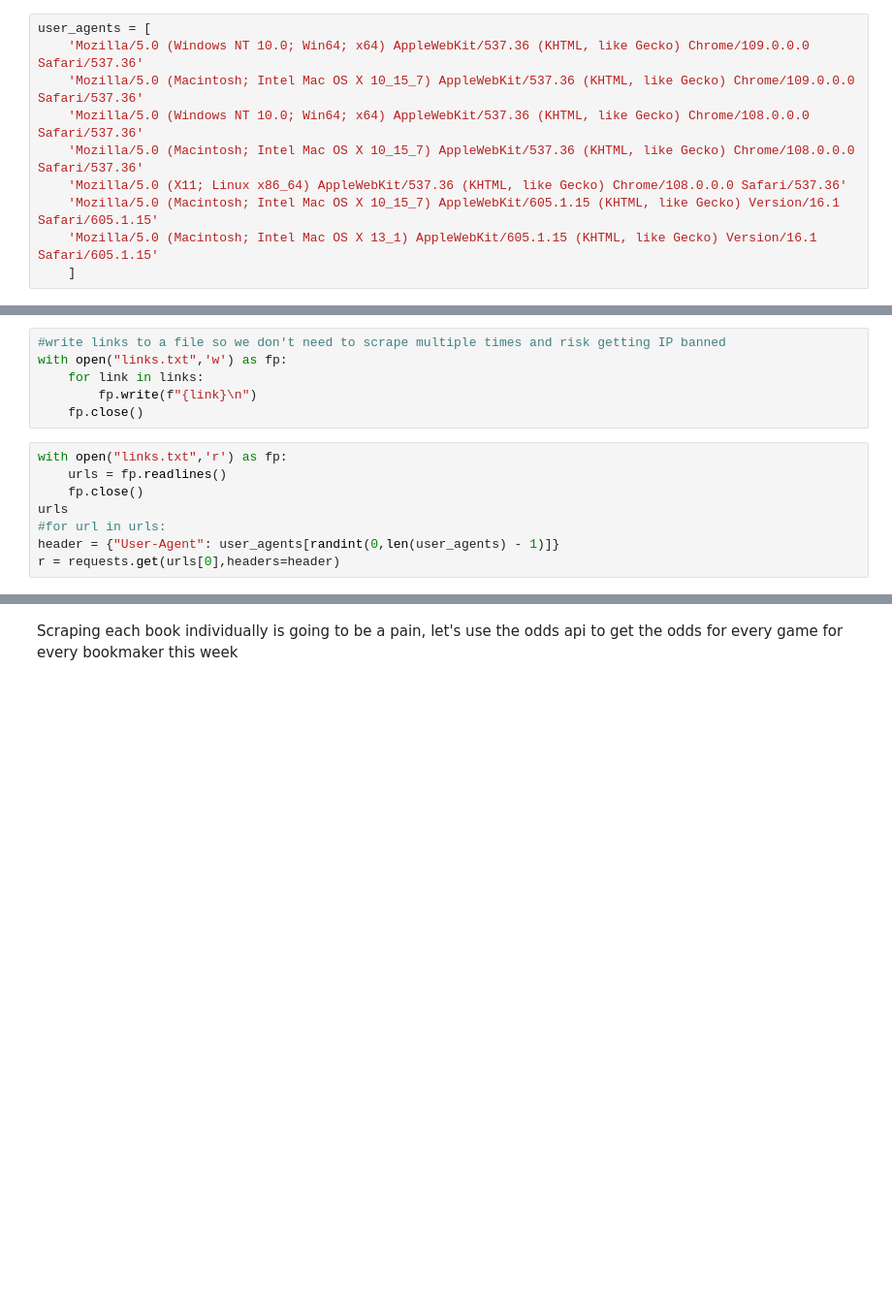
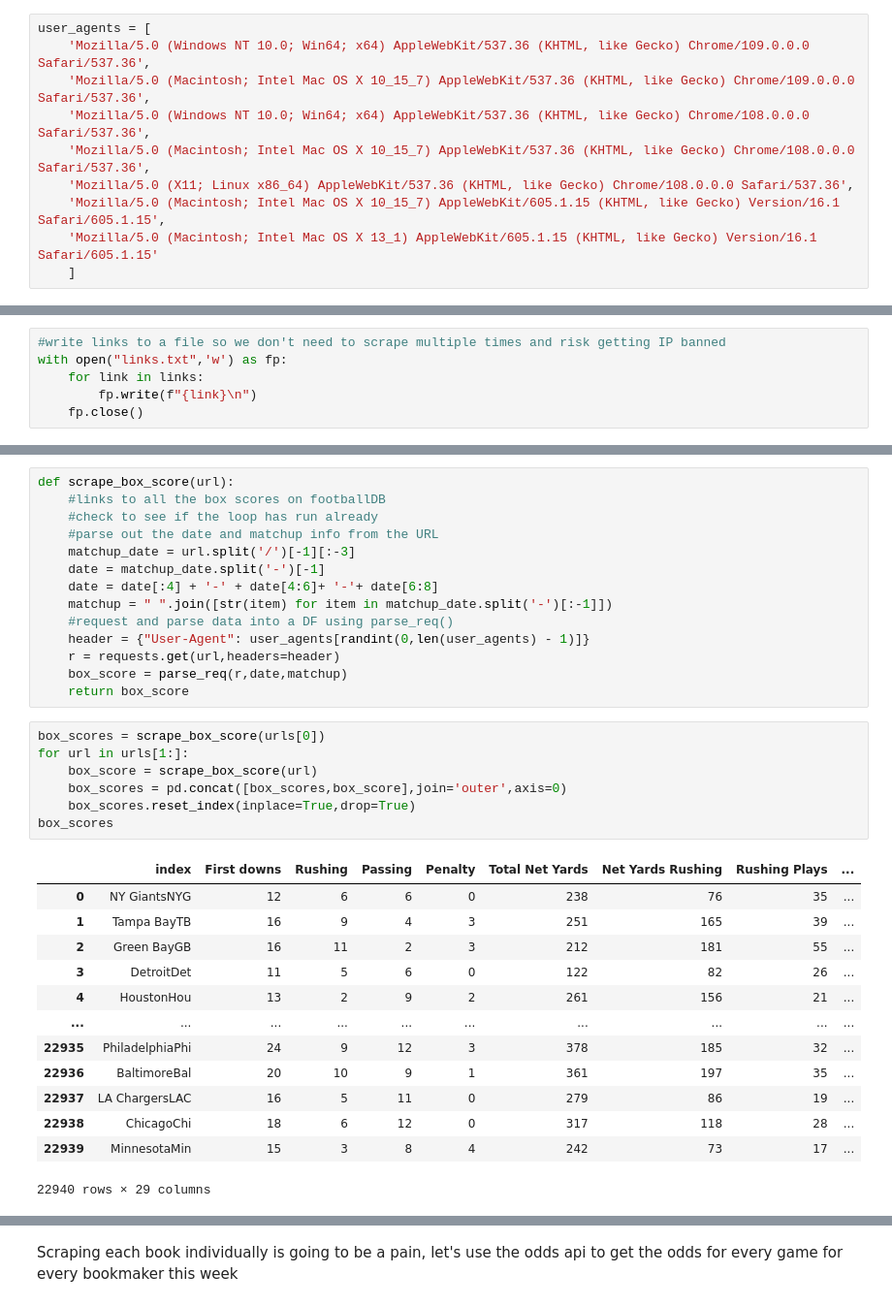
Before and after one commit to JonathanSears1/JonathanSears1.github.io, a Jupyter notebook: Beat-The-Books.ipynb, the cells around one changed output, grey strips where cells are left out. Shown at 97% size. Saved outputs shown, nothing was run; the diff lists cells and outputs as text; blank space fills up the shorter version.

Commit message:
finished cleaning box scores data frame

```diff
--- a/Beat-The-Books.ipynb
+++ b/Beat-The-Books.ipynb
@@ -214,12 +263,12 @@ games
 The boxscores from previous games could be useful information to have. Let's write a scraper to get every boxscore from 1978 to today from footballdb.com
 # %%
 user_agents = [
-    'Mozilla/5.0 (Windows NT 10.0; Win64; x64) AppleWebKit/537.36 (KHTML, like Gecko) Chrome/109.0.0.0 Safari/537.36'
-    'Mozilla/5.0 (Macintosh; Intel Mac OS X 10_15_7) AppleWebKit/537.36 (KHTML, like Gecko) Chrome/109.0.0.0 Safari/537.36'
-    'Mozilla/5.0 (Windows NT 10.0; Win64; x64) AppleWebKit/537.36 (KHTML, like Gecko) Chrome/108.0.0.0 Safari/537.36'
-    'Mozilla/5.0 (Macintosh; Intel Mac OS X 10_15_7) AppleWebKit/537.36 (KHTML, like Gecko) Chrome/108.0.0.0 Safari/537.36'
-    'Mozilla/5.0 (X11; Linux x86_64) AppleWebKit/537.36 (KHTML, like Gecko) Chrome/108.0.0.0 Safari/537.36'
-    'Mozilla/5.0 (Macintosh; Intel Mac OS X 10_15_7) AppleWebKit/605.1.15 (KHTML, like Gecko) Version/16.1 Safari/605.1.15'
+    'Mozilla/5.0 (Windows NT 10.0; Win64; x64) AppleWebKit/537.36 (KHTML, like Gecko) Chrome/109.0.0.0 Safari/537.36',
+    'Mozilla/5.0 (Macintosh; Intel Mac OS X 10_15_7) AppleWebKit/537.36 (KHTML, like Gecko) Chrome/109.0.0.0 Safari/537.36',
+    'Mozilla/5.0 (Windows NT 10.0; Win64; x64) AppleWebKit/537.36 (KHTML, like Gecko) Chrome/108.0.0.0 Safari/537.36',
+    'Mozilla/5.0 (Macintosh; Intel Mac OS X 10_15_7) AppleWebKit/537.36 (KHTML, like Gecko) Chrome/108.0.0.0 Safari/537.36',
+    'Mozilla/5.0 (X11; Linux x86_64) AppleWebKit/537.36 (KHTML, like Gecko) Chrome/108.0.0.0 Safari/537.36',
+    'Mozilla/5.0 (Macintosh; Intel Mac OS X 10_15_7) AppleWebKit/605.1.15 (KHTML, like Gecko) Version/16.1 Safari/605.1.15',
     'Mozilla/5.0 (Macintosh; Intel Mac OS X 13_1) AppleWebKit/605.1.15 (KHTML, like Gecko) Version/16.1 Safari/605.1.15'
     ]
 # %%
@@ -254,11 +303,3 @@ with open("links.txt",'w') as fp:
     for link in links:
         fp.write(f"{link}\n")
     fp.close()
-# %%
-with open("links.txt",'r') as fp:
-    urls = fp.readlines()
-    fp.close()
-urls
-#for url in urls:
-header = {"User-Agent": user_agents[randint(0,len(user_agents) - 1)]}
-r = requests.get(urls[0],headers=header)
@@ -310,0 +362,35 @@ Index(['First downs', 'Rushing', 'Passing', 'Penalty', 'Total Net Yards',
+# %%
+def scrape_box_score(url):
+    #links to all the box scores on footballDB
+    #check to see if the loop has run already
+    #parse out the date and matchup info from the URL
+    matchup_date = url.split('/')[-1][:-3]
+    date = matchup_date.split('-')[-1]
+    date = date[:4] + '-' + date[4:6]+ '-'+ date[6:8]
+    matchup = " ".join([str(item) for item in matchup_date.split('-')[:-1]])
+    #request and parse data into a DF using parse_req()
+    header = {"User-Agent": user_agents[randint(0,len(user_agents) - 1)]}
+    r = requests.get(url,headers=header)
+    box_score = parse_req(r,date,matchup)
+    return box_score
+# %%
+box_scores = scrape_box_score(urls[0])
+for url in urls[1:]:
+    box_score = scrape_box_score(url)
+    box_scores = pd.concat([box_scores,box_score],join='outer',axis=0)
+    box_scores.reset_index(inplace=True,drop=True)
+box_scores
+# %% [output]
+|  | index | First downs | Rushing | Passing | Penalty | Total Net Yards | Net Yards Rushing | Rushing Plays | ... |
+| 0 | NY GiantsNYG | 12 | 6 | 6 | 0 | 238 | 76 | 35 | ... |
+| 1 | Tampa BayTB | 16 | 9 | 4 | 3 | 251 | 165 | 39 | ... |
+| 2 | Green BayGB | 16 | 11 | 2 | 3 | 212 | 181 | 55 | ... |
+| 3 | DetroitDet | 11 | 5 | 6 | 0 | 122 | 82 | 26 | ... |
+| 4 | HoustonHou | 13 | 2 | 9 | 2 | 261 | 156 | 21 | ... |
+| ... | ... | ... | ... | ... | ... | ... | ... | ... | ... |
+| 22935 | PhiladelphiaPhi | 24 | 9 | 12 | 3 | 378 | 185 | 32 | ... |
+| 22936 | BaltimoreBal | 20 | 10 | 9 | 1 | 361 | 197 | 35 | ... |
+| 22937 | LA ChargersLAC | 16 | 5 | 11 | 0 | 279 | 86 | 19 | ... |
+| 22938 | ChicagoChi | 18 | 6 | 12 | 0 | 317 | 118 | 28 | ... |
+| 22939 | MinnesotaMin | 15 | 3 | 8 | 4 | 242 | 73 | 17 | ... |
+22940 rows × 29 columns
```
Also changed, not shown: parts of 33 cells of this notebook, 1 other file.
